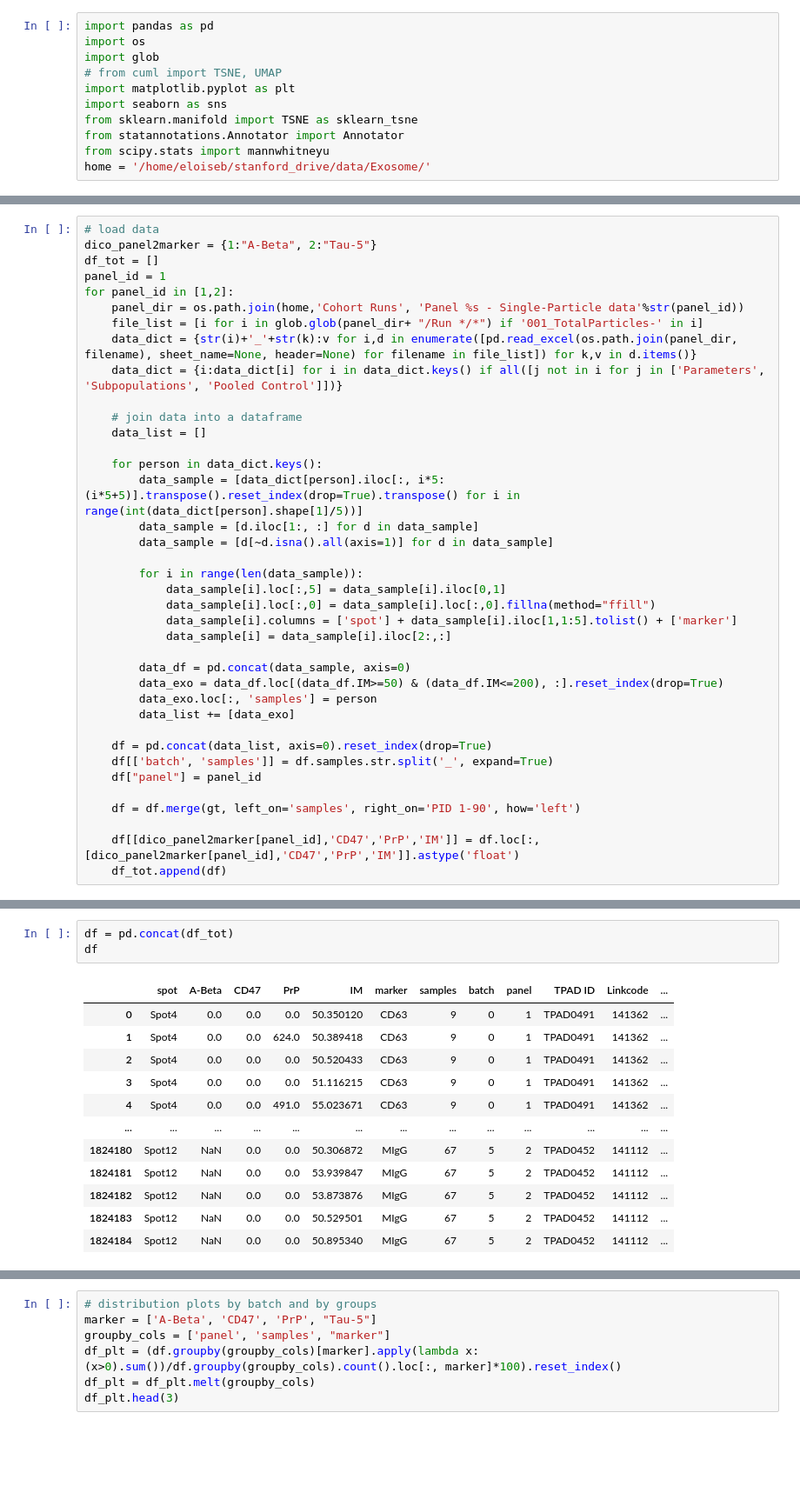
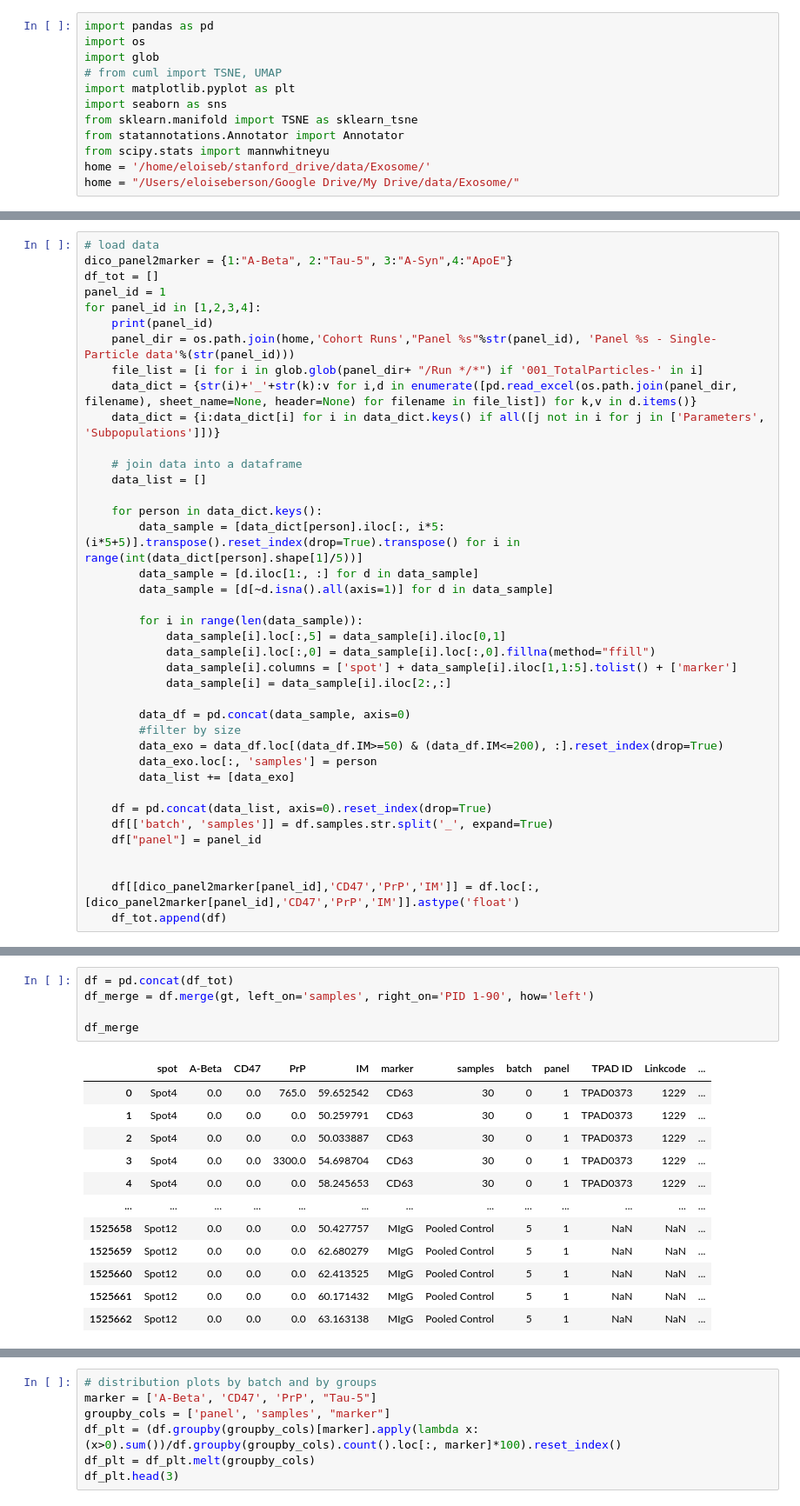
Before and after one commit to tpjoe/project_exosome, a Jupyter notebook: script/data_exploration_EB.ipynb, the cells around one changed output, grey strips where cells are left out. Shown at 87% size. Cells and saved outputs as stored; diff of their text form; blank space fills up the shorter version.

Commit message:
change foldername and add controls

```diff
--- a/script/data_exploration_EB.ipynb
+++ b/script/data_exploration_EB.ipynb
@@ -9,4 +9,5 @@ from sklearn.manifold import TSNE as sklearn_tsne
 from statannotations.Annotator import Annotator
 from scipy.stats import mannwhitneyu
 home = '/home/eloiseb/stanford_drive/data/Exosome/'
+home = "/Users/eloiseberson/Google Drive/My Drive/data/Exosome/"
 # %%
@@ -27,13 +40,14 @@ gt.head(3)
 # %%
 # load data
-dico_panel2marker = {1:"A-Beta", 2:"Tau-5"}
+dico_panel2marker = {1:"A-Beta", 2:"Tau-5", 3:"A-Syn",4:"ApoE"}
 df_tot = []
 panel_id = 1
-for panel_id in [1,2]:
-    panel_dir = os.path.join(home,'Cohort Runs', 'Panel %s - Single-Particle data'%str(panel_id))
+for panel_id in [1,2,3,4]:
+    print(panel_id)
+    panel_dir = os.path.join(home,'Cohort Runs',"Panel %s"%str(panel_id), 'Panel %s - Single-Particle data'%(str(panel_id)))
     file_list = [i for i in glob.glob(panel_dir+ "/Run */*") if '001_TotalParticles-' in i]
     data_dict = {str(i)+'_'+str(k):v for i,d in enumerate([pd.read_excel(os.path.join(panel_dir, filename), sheet_name=None, header=None) for filename in file_list]) for k,v in d.items()}
-    data_dict = {i:data_dict[i] for i in data_dict.keys() if all([j not in i for j in ['Parameters', 'Subpopulations', 'Pooled Control']])}
+    data_dict = {i:data_dict[i] for i in data_dict.keys() if all([j not in i for j in ['Parameters', 'Subpopulations']])}
 
     # join data into a dataframe
     data_list = []
@@ -50,6 +64,7 @@ for panel_id in [1,2]:
             data_sample[i] = data_sample[i].iloc[2:,:]
 
         data_df = pd.concat(data_sample, axis=0)
+        #filter by size
         data_exo = data_df.loc[(data_df.IM>=50) & (data_df.IM<=200), :].reset_index(drop=True)
         data_exo.loc[:, 'samples'] = person
         data_list += [data_exo]
@@ -58,7 +73,6 @@ for panel_id in [1,2]:
     df[['batch', 'samples']] = df.samples.str.split('_', expand=True)
     df["panel"] = panel_id
 
-    df = df.merge(gt, left_on='samples', right_on='PID 1-90', how='left')
 
     df[[dico_panel2marker[panel_id],'CD47','PrP','IM']] = df.loc[:, [dico_panel2marker[panel_id],'CD47','PrP','IM']].astype('float')
     df_tot.append(df)
@@ -65,16 +81,18 @@ for panel_id in [1,2]:
 # %%
 df = pd.concat(df_tot)
-df
+df_merge = df.merge(gt, left_on='samples', right_on='PID 1-90', how='left')
+
+df_merge
 # %% [output]
 |  | spot | A-Beta | CD47 | PrP | IM | marker | samples | batch | panel | TPAD ID | Linkcode | ... |
-| 0 | Spot4 | 0.0 | 0.0 | 0.0 | 50.350120 | CD63 | 9 | 0 | 1 | TPAD0491 | 141362 | ... |
-| 1 | Spot4 | 0.0 | 0.0 | 624.0 | 50.389418 | CD63 | 9 | 0 | 1 | TPAD0491 | 141362 | ... |
-| 2 | Spot4 | 0.0 | 0.0 | 0.0 | 50.520433 | CD63 | 9 | 0 | 1 | TPAD0491 | 141362 | ... |
-| 3 | Spot4 | 0.0 | 0.0 | 0.0 | 51.116215 | CD63 | 9 | 0 | 1 | TPAD0491 | 141362 | ... |
-| 4 | Spot4 | 0.0 | 0.0 | 491.0 | 55.023671 | CD63 | 9 | 0 | 1 | TPAD0491 | 141362 | ... |
+| 0 | Spot4 | 0.0 | 0.0 | 765.0 | 59.652542 | CD63 | 30 | 0 | 1 | TPAD0373 | 1229 | ... |
+| 1 | Spot4 | 0.0 | 0.0 | 0.0 | 50.259791 | CD63 | 30 | 0 | 1 | TPAD0373 | 1229 | ... |
+| 2 | Spot4 | 0.0 | 0.0 | 0.0 | 50.033887 | CD63 | 30 | 0 | 1 | TPAD0373 | 1229 | ... |
+| 3 | Spot4 | 0.0 | 0.0 | 3300.0 | 54.698704 | CD63 | 30 | 0 | 1 | TPAD0373 | 1229 | ... |
+| 4 | Spot4 | 0.0 | 0.0 | 0.0 | 58.245653 | CD63 | 30 | 0 | 1 | TPAD0373 | 1229 | ... |
 | ... | ... | ... | ... | ... | ... | ... | ... | ... | ... | ... | ... | ... |
-| 1824180 | Spot12 | NaN | 0.0 | 0.0 | 50.306872 | MIgG | 67 | 5 | 2 | TPAD0452 | 141112 | ... |
-| 1824181 | Spot12 | NaN | 0.0 | 0.0 | 53.939847 | MIgG | 67 | 5 | 2 | TPAD0452 | 141112 | ... |
-| 1824182 | Spot12 | NaN | 0.0 | 0.0 | 53.873876 | MIgG | 67 | 5 | 2 | TPAD0452 | 141112 | ... |
-| 1824183 | Spot12 | NaN | 0.0 | 0.0 | 50.529501 | MIgG | 67 | 5 | 2 | TPAD0452 | 141112 | ... |
-| 1824184 | Spot12 | NaN | 0.0 | 0.0 | 50.895340 | MIgG | 67 | 5 | 2 | TPAD0452 | 141112 | ... |
+| 1525658 | Spot12 | 0.0 | 0.0 | 0.0 | 50.427757 | MIgG | Pooled Control | 5 | 1 | NaN | NaN | ... |
+| 1525659 | Spot12 | 0.0 | 0.0 | 0.0 | 62.680279 | MIgG | Pooled Control | 5 | 1 | NaN | NaN | ... |
+| 1525660 | Spot12 | 0.0 | 0.0 | 0.0 | 62.413525 | MIgG | Pooled Control | 5 | 1 | NaN | NaN | ... |
+| 1525661 | Spot12 | 0.0 | 0.0 | 0.0 | 60.171432 | MIgG | Pooled Control | 5 | 1 | NaN | NaN | ... |
+| 1525662 | Spot12 | 0.0 | 0.0 | 0.0 | 63.163138 | MIgG | Pooled Control | 5 | 1 | NaN | NaN | ... |
```
Also changed, not shown: parts of 7 cells of this notebook.
